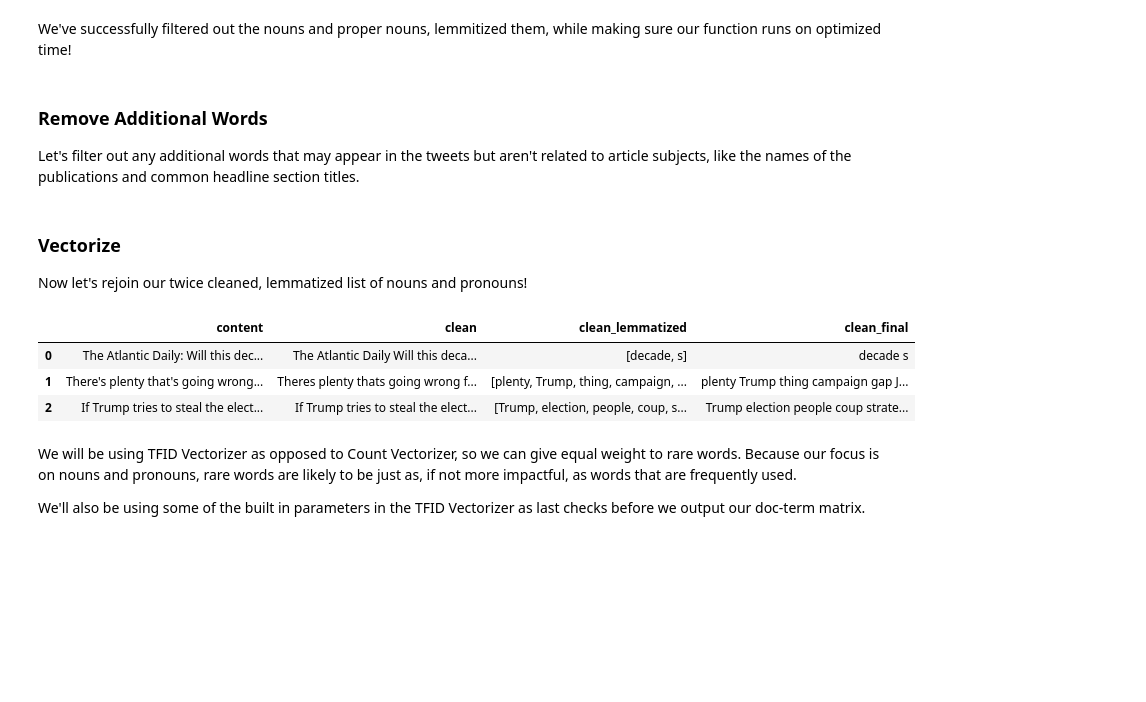
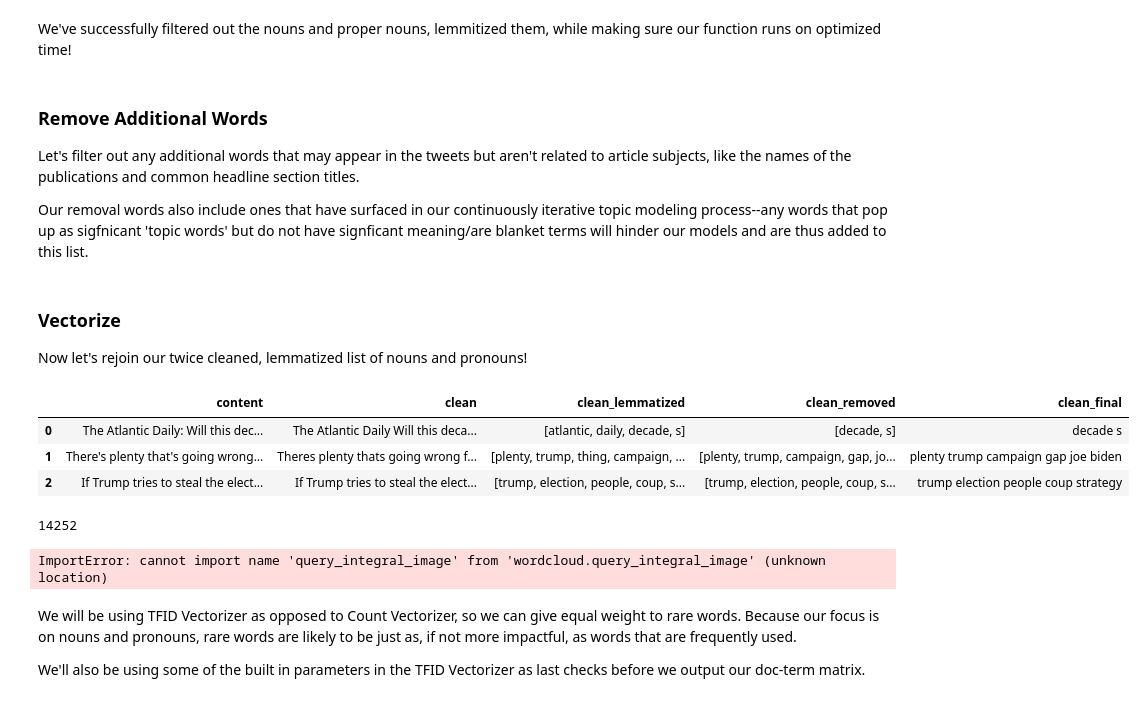
Before and after one commit to JuliaQiao/NLP_News_Recommender, a Jupyter notebook: Text_Pro_Spacy.ipynb, the cells around one changed output. Cells and saved outputs as stored; diff of their text form; code cells hidden in the pictures; blank space fills up the shorter version.

Commit message:
Initial topic modeling performed

```diff
--- a/Text_Pro_Spacy.ipynb
+++ b/Text_Pro_Spacy.ipynb
@@ -114,7 +164,7 @@ def noun_lemmatize_pipe(doc):
     """
     Takes in tweet and returns only the lemmatized version of nouns (including proper nouns).
     """
-    lemma_list = [token.lemma_ for token in doc
+    lemma_list = [token.lemma_.lower() for token in doc
                   if token.pos_ == "NOUN" or token.pos_ =="PROPN"]
     return lemma_list
 
@@ -147,3 +197,5 @@ We've successfully filtered out the nouns and proper nouns, lemmitized them, whi
 ### Remove Additional Words
 
 Let's filter out any additional words that may appear in the tweets but aren't related to article subjects, like the names of the publications and common headline section titles.
+
+Our removal words also include ones that have surfaced in our continuously iterative topic modeling process--any words that pop up as sigfnicant 'topic words' but do not have signficant meaning/are blanket terms will hinder our models and are thus added to this list.
@@ -152,17 +202,49 @@ removal_words= ["Times", "Wall", "Street", "Journal", "New", "Yorker", "York", "
+# %%
+removal_words= ["times", "wall", "street", "journal", "new", "yorker", "york", "medium", "wired", "financial", "washington", "post", "business", "insider", "economist", "the", "atlantic", "daily", "weekly", "monthly", "week", "day", "month", "quarter", "year", "sponsored", "Breaking", "news", 'way', 'page', 'edition', 'morning', 'monday', 'tuesday', 'wednesday', 'thursday','friday','saturday','sunday', 'thing', 'briefing', 'day', 'story', 'year', 'life', 'write', 'wrote', 'time', 'closer', 'look', 'opinion', 'opinions', 'looks', 'wsjwhatsnow', 'analysis', 'world', 'today', 'house', "today's", 'tomorrow', 'yesterday', 'house', 'american', 'americans', "america's", 'america', "american's", 'government', 'governments', 'city', 'country', 'state', 'question', 'questions', 'report', 'reports', 'death', 'number']
 # %%
-df_raw['clean_lemmatized'] = df_raw['clean_lemmatized'].apply(lambda x: [word for word in x if word not in removal_words])
+df_raw['clean_removed'] = df_raw['clean_lemmatized'].apply(lambda x: [word for word in x if word not in removal_words])
 # %% [markdown]
 ### Vectorize
 Now let's rejoin our twice cleaned, lemmatized list of nouns and pronouns!
 # %%
-df_raw['clean_final'] = df_raw['clean_lemmatized'].apply(lambda x: ' '.join(x))
+df_raw['clean_final'] = df_raw['clean_removed'].apply(lambda x: ' '.join(x))
 # %%
-df_raw[['content', 'clean', 'clean_lemmatized', 'clean_final']].head(3)
+df_raw[['content', 'clean', 'clean_lemmatized', 'clean_removed', 'clean_final']].head(3)
 # %% [output]
-|  | content | clean | clean_lemmatized | clean_final |
-| 0 | The Atlantic Daily: Will this dec... | The Atlantic Daily Will this deca... | [decade, s] | decade s |
-| 1 | There's plenty that's going wrong... | Theres plenty thats going wrong f... | [plenty, Trump, thing, campaign, ... | plenty Trump thing campaign gap J... |
-| 2 | If Trump tries to steal the elect... | If Trump tries to steal the elect... | [Trump, election, people, coup, s... | Trump election people coup strate... |
+|  | content | clean | clean_lemmatized | clean_removed | clean_final |
+| 0 | The Atlantic Daily: Will this dec... | The Atlantic Daily Will this deca... | [atlantic, daily, decade, s] | [decade, s] | decade s |
+| 1 | There's plenty that's going wrong... | Theres plenty thats going wrong f... | [plenty, trump, thing, campaign, ... | [plenty, trump, campaign, gap, jo... | plenty trump campaign gap joe biden |
+| 2 | If Trump tries to steal the elect... | If Trump tries to steal the elect... | [trump, election, people, coup, s... | [trump, election, people, coup, s... | trump election people coup strategy |
+# %%
+#how many times does coronavirus appear?
+counter = 0
+for word in df_raw['clean_lemmatized']:
+    if "coronavirus" in word:
+        counter = counter +1
+print(counter)
+# %% [output]
+14252
+# %%
+from wordcloud import WordCloud
+#from worldcloud.query_integral_image import query_integral_image
+import matplotlib.pyplot as plt
+
+clean_words = ' '.join([doc for doc in df_raw['clean_final']])
+
+wordcloud = WordCloud(width = 800, height = 800,
+                background_color ='white',
+                stopwords = stopwords,
+                min_font_size = 10).generate(clean_words)
+
+# plot the WordCloud image
+plt.figure(figsize = (8, 8), facecolor = None)
+plt.imshow(wordcloud)
+plt.axis("off")
+plt.tight_layout(pad = 0)
+
+plt.show()
+# %% [output]
+ImportError: cannot import name 'query_integral_image' from 'wordcloud.query_integral_image' (unknown location)
 # %% [markdown]
 We will be using TFID Vectorizer as opposed to Count Vectorizer, so we can give equal weight to rare words. Because our focus is on nouns and pronouns, rare words are likely to be just as, if not more impactful, as words that are frequently used.
 
```
Also changed, not shown: parts of 132 cells of this notebook.
